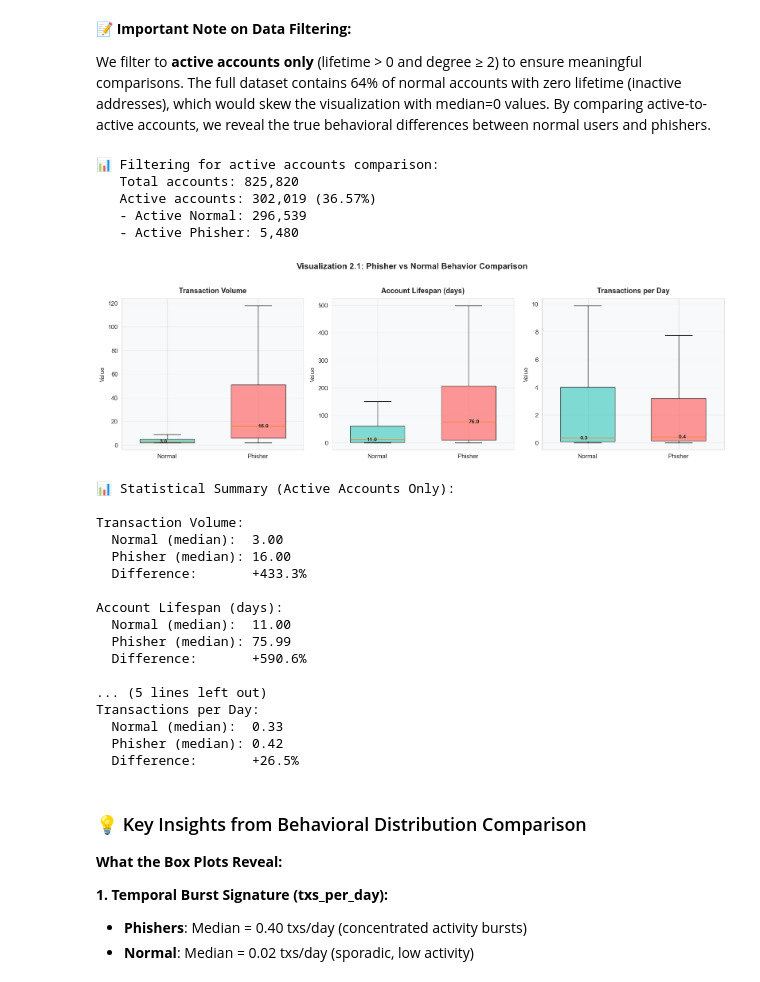
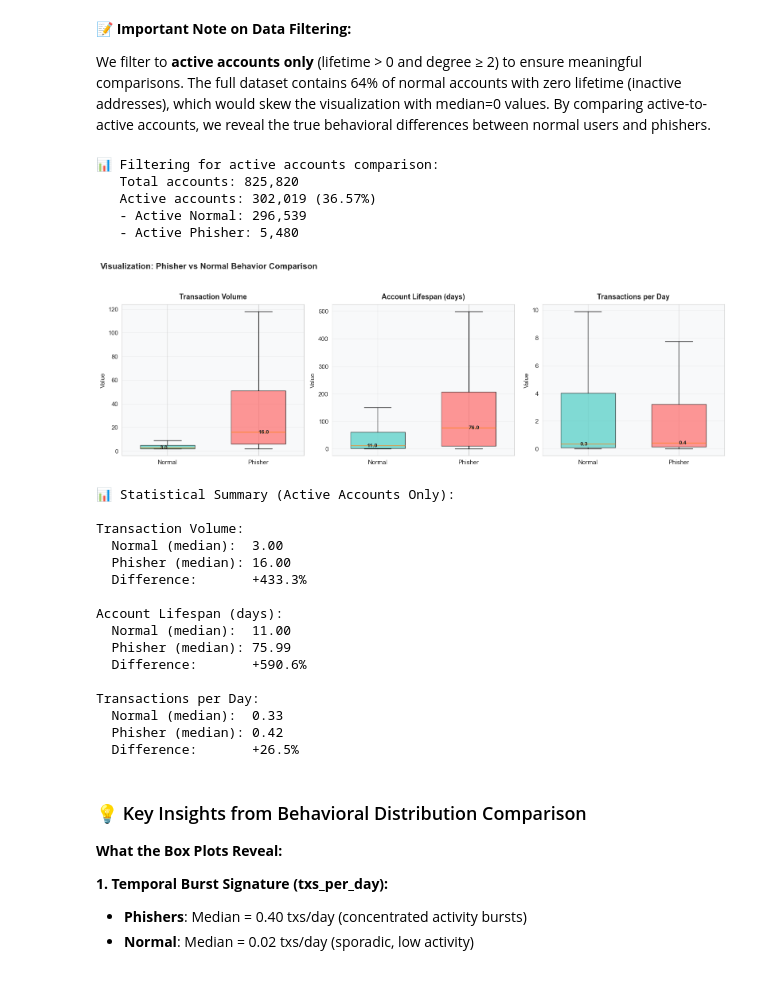
Before and after one commit to HelcurtLordno1/Blockchain-Fraud-Detection-The-Power-of-Data-Preparation, a Jupyter notebook: data_storytelling_notebook/02_explanatory_journey.ipynb, the cells around one changed output. Cells and saved outputs as stored; diff of their text form; code cells hidden in the pictures.

```diff
--- a/data_storytelling_notebook/02_explanatory_journey.ipynb
+++ b/data_storytelling_notebook/02_explanatory_journey.ipynb
@@ -242,8 +242,8 @@ for idx, (metric, title) in enumerate(metrics):
         axes[idx].text(2, phisher_median, f'{phisher_median:.1f}',
                        ha='left', va='center', fontweight='bold', fontsize=10)
 
-plt.suptitle('Visualization 2.1: Phisher vs Normal Behavior Comparison',
-             fontsize=15, fontweight='bold', y=1.02)
+plt.suptitle('Visualization: Phisher vs Normal Behavior Comparison',
+             fontsize=15, fontweight='bold', y=1.05, x=0.01, ha='left')
 plt.tight_layout()
 plt.savefig('save_image_story/viz_2_1_behavior_comparison.png', dpi=300, bbox_inches='tight')
 plt.show()
@@ -264,34 +264,34 @@ for metric, title in metrics:
         print(f"  Normal (median):  {normal_data.median():.2f}")
         print(f"  ❌ Phisher (median): NO DATA (check phisher address matching)")
         print(f"  Difference:       N/A (no phisher data)")
         continue
 
     normal_val = normal_data.median()
     phisher_val = phisher_data.median()
 
     # Safely compute relative difference; avoid division by zero
     if pd.isna(normal_val) or pd.isna(phisher_val):
         diff_str = "N/A (missing data)"
     elif normal_val == 0:
         if phisher_val == 0:
             diff_str = "0.0%"
         else:
             diff_str = "N/A (baseline = 0)"
     else:
         diff_pct = ((phisher_val - normal_val) / normal_val * 100)
         diff_str = f"{diff_pct:+.1f}%"
 
     print(f"\n{title}:")
     print(f"  Normal (median):  {normal_val:.2f}")
     print(f"  Phisher (median): {phisher_val:.2f}")
     print(f"  Difference:       {diff_str}")
 # %% [output]
 📊 Filtering for active accounts comparison:
    Total accounts: 825,820
    Active accounts: 302,019 (36.57%)
    - Active Normal: 296,539
    - Active Phisher: 5,480
-[figure, old version]
+[figure, new version]
 📊 Statistical Summary (Active Accounts Only):
 
 Transaction Volume:
@@ -304,7 +304,6 @@ Account Lifespan (days):
   Phisher (median): 75.99
   Difference:       +590.6%
 
-... (5 lines left out)
 Transactions per Day:
   Normal (median):  0.33
   Phisher (median): 0.42
```
Also changed, not shown: parts of 4 cells of this notebook, 2 other files.
